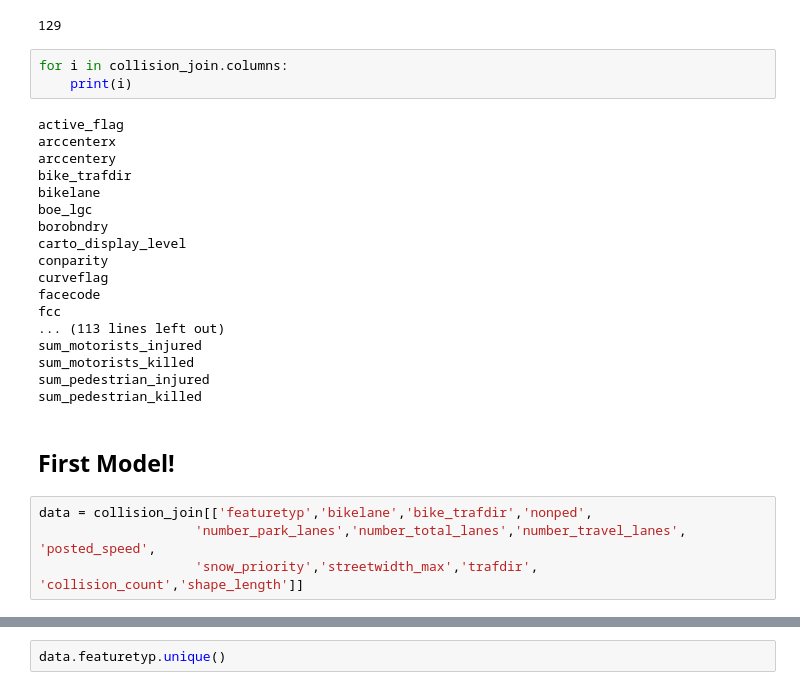
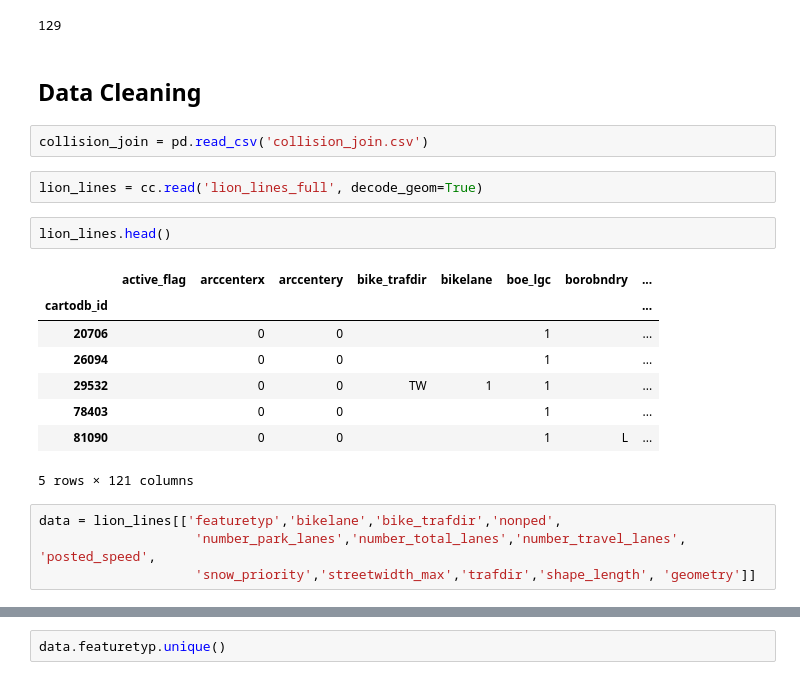
Before and after one commit to michellemho/nyc_collisions, a Jupyter notebook: NYC Road Collision Processing.ipynb, the cells around one changed output, grey strips where cells are left out. Cells and saved outputs as stored; diff of their text form.

```diff
--- a/NYC Road Collision Processing.ipynb
+++ b/NYC Road Collision Processing.ipynb
@@ -256,33 +187,27 @@ CartoException: Error code: `99999`. See CARTO Import API error documentation fo
 len(collision_join.columns)
 # %% [output]
 129
-# %%
-for i in collision_join.columns:
-    print(i)
-# %% [output]
-active_flag
-arccenterx
-arccentery
-bike_trafdir
-bikelane
-boe_lgc
-borobndry
-carto_display_level
-conparity
-curveflag
-facecode
-fcc
-... (113 lines left out)
-sum_motorists_injured
-sum_motorists_killed
-sum_pedestrian_injured
-sum_pedestrian_killed
-# %% [markdown]
-## First Model!
+# %% [markdown]
+## Data Cleaning
+# %%
+collision_join = pd.read_csv('collision_join.csv')
+# %%
+lion_lines = cc.read('lion_lines_full', decode_geom=True)
+# %%
+lion_lines.head()
+# %% [output]
+|  | active_flag | arccenterx | arccentery | bike_trafdir | bikelane | boe_lgc | borobndry | ... |
+| cartodb_id |  |  |  |  |  |  |  | ... |
+| 20706 |  | 0 | 0 |  |  | 1 |  | ... |
+| 26094 |  | 0 | 0 |  |  | 1 |  | ... |
+| 29532 |  | 0 | 0 | TW | 1 | 1 |  | ... |
+| 78403 |  | 0 | 0 |  |  | 1 |  | ... |
+| 81090 |  | 0 | 0 |  |  | 1 | L | ... |
+5 rows × 121 columns
 # %%
-data = collision_join[['featuretyp','bikelane','bike_trafdir','nonped',
+data = lion_lines[['featuretyp','bikelane','bike_trafdir','nonped',
                     'number_park_lanes','number_total_lanes','number_travel_lanes', 'posted_speed',
-                    'snow_priority','streetwidth_max','trafdir', 'collision_count','shape_length']]
+                    'snow_priority','streetwidth_max','trafdir','shape_length', 'geometry']]
 # %%
 data.dtypes
 # %% [output]
```
Also changed, not shown: parts of 46 cells of this notebook.
